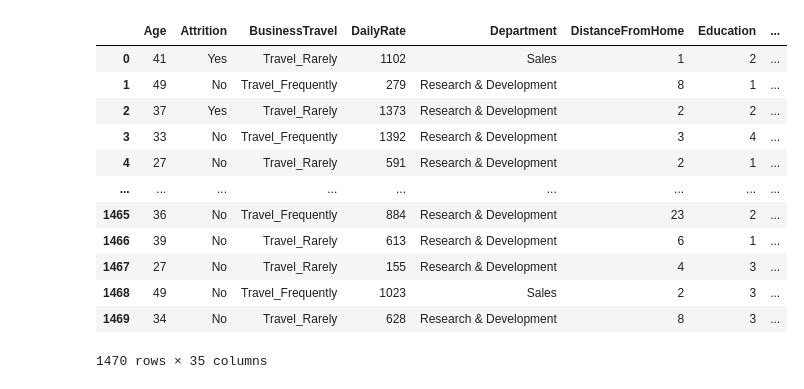
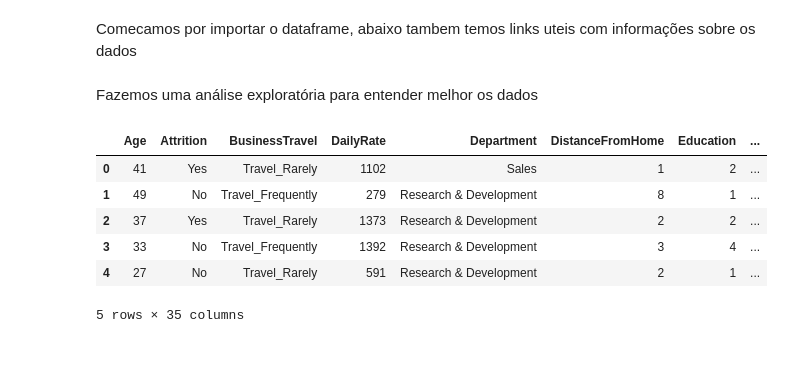
Before and after one commit to gasp37/employee-attrition-and-performance, a Jupyter notebook: notebook-1.ipynb, the cells around one changed output. Drawn from its saved outputs; the diff is of its cells as text; code cells hidden in the pictures; blank space fills up the shorter version.

```diff
--- a/notebook-1.ipynb
+++ b/notebook-1.ipynb
@@ -2,6 +2,8 @@
 import pandas as pd
 import numpy as np
 import pygwalker as pyg
+# %% [markdown]
+Comecamos por importar o dataframe, abaixo tambem temos links uteis com informações sobre os dados
 # %%
 df = pd.read_csv('./csv-files/WA_Fn-UseC_-HR-Employee-Attrition.csv')
 
@@ -9,16 +12,12 @@ df = pd.read_csv('./csv-files/WA_Fn-UseC_-HR-Employee-Attrition.csv')
+# %% [markdown]
+Fazemos uma análise exploratória para entender melhor os dados
 # %%
-df
+df.head()
 # %% [output]
 |  | Age | Attrition | BusinessTravel | DailyRate | Department | DistanceFromHome | Education | ... |
 | 0 | 41 | Yes | Travel_Rarely | 1102 | Sales | 1 | 2 | ... |
 | 1 | 49 | No | Travel_Frequently | 279 | Research & Development | 8 | 1 | ... |
 | 2 | 37 | Yes | Travel_Rarely | 1373 | Research & Development | 2 | 2 | ... |
 | 3 | 33 | No | Travel_Frequently | 1392 | Research & Development | 3 | 4 | ... |
 | 4 | 27 | No | Travel_Rarely | 591 | Research & Development | 2 | 1 | ... |
-| ... | ... | ... | ... | ... | ... | ... | ... | ... |
-| 1465 | 36 | No | Travel_Frequently | 884 | Research & Development | 23 | 2 | ... |
-| 1466 | 39 | No | Travel_Rarely | 613 | Research & Development | 6 | 1 | ... |
-| 1467 | 27 | No | Travel_Rarely | 155 | Research & Development | 4 | 3 | ... |
-| 1468 | 49 | No | Travel_Frequently | 1023 | Sales | 2 | 3 | ... |
-| 1469 | 34 | No | Travel_Rarely | 628 | Research & Development | 8 | 3 | ... |
-1470 rows × 35 columns
+5 rows × 35 columns
```
Also changed, not shown: parts of 10 cells of this notebook.
